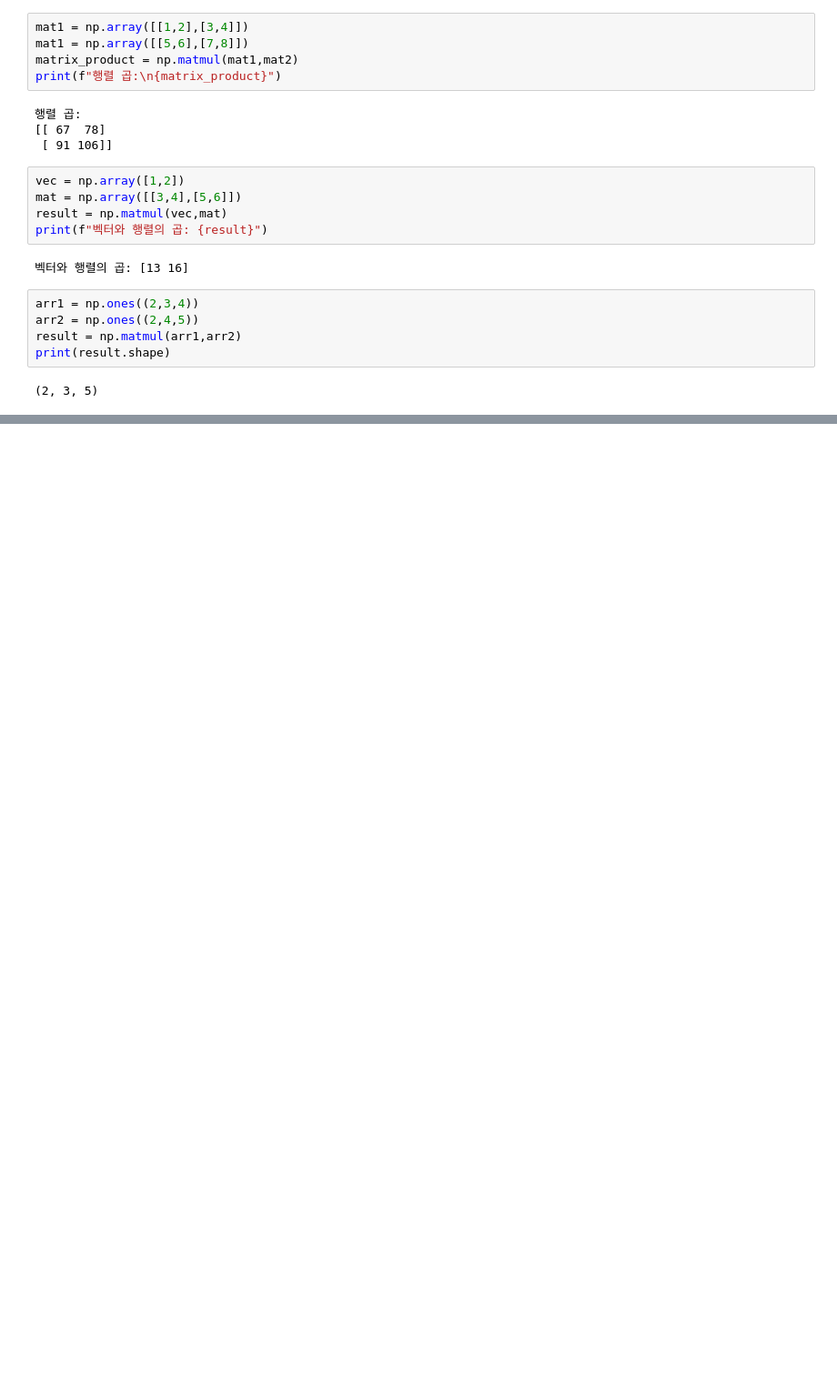
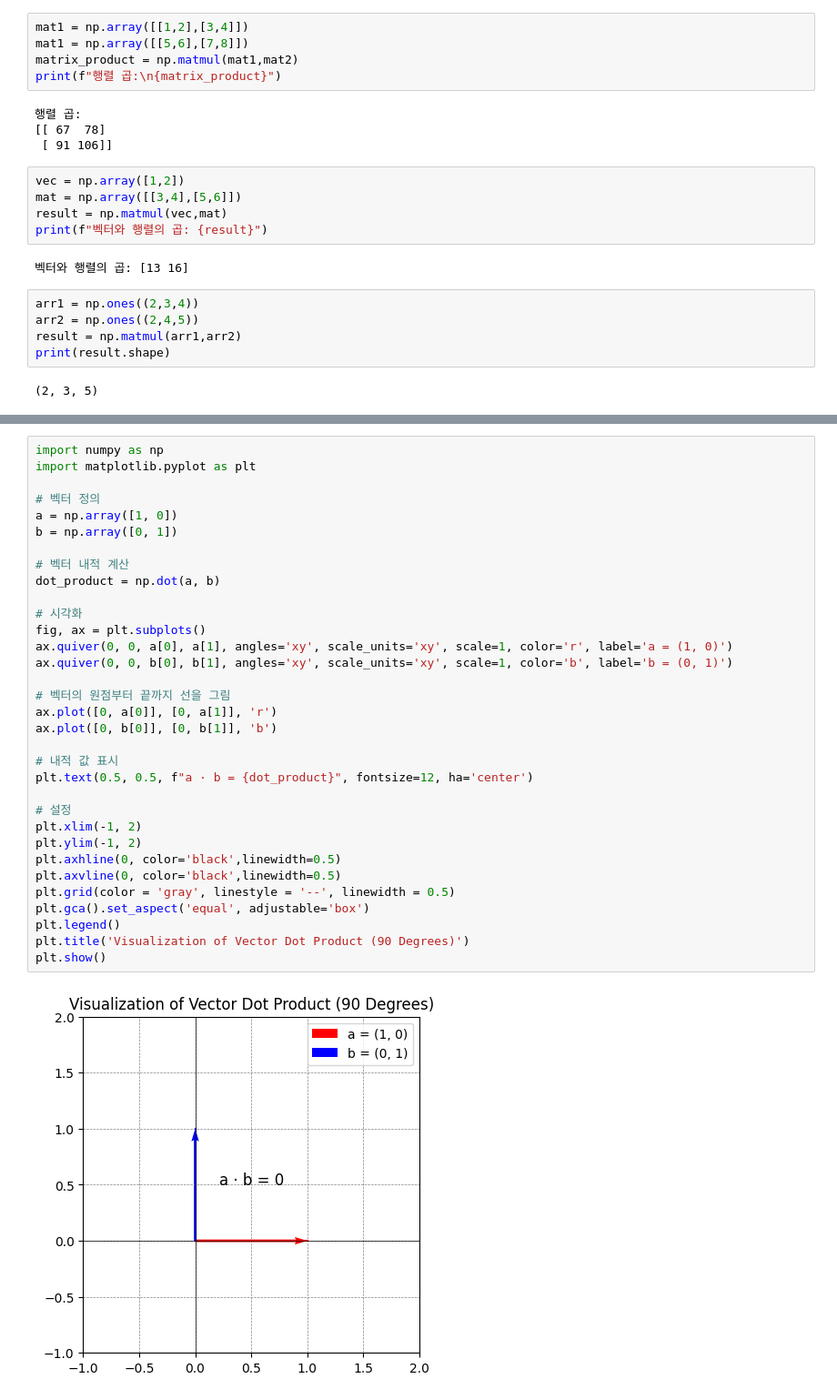
Before and after one commit to windyday0622/windyday, a Jupyter notebook: m3_분석 라이브러리/ 선형대수.ipynb, the cells around one changed output, grey strips where cells are left out. Shown at 91% size. Cells and saved outputs as stored; diff of their text form; blank space fills up the shorter version.

```diff
--- a/m3_분석 라이브러리/ 선형대수.ipynb
+++ b/m3_분석 라이브러리/ 선형대수.ipynb
@@ -785,0 +835,35 @@ print(result.shape)
+# %%
+import numpy as np
+import matplotlib.pyplot as plt
+
+# 벡터 정의
+a = np.array([1, 0])
+b = np.array([0, 1])
+
+# 벡터 내적 계산
+dot_product = np.dot(a, b)
+
+# 시각화
+fig, ax = plt.subplots()
+ax.quiver(0, 0, a[0], a[1], angles='xy', scale_units='xy', scale=1, color='r', label='a = (1, 0)')
+ax.quiver(0, 0, b[0], b[1], angles='xy', scale_units='xy', scale=1, color='b', label='b = (0, 1)')
+
+# 벡터의 원점부터 끝까지 선을 그림
+ax.plot([0, a[0]], [0, a[1]], 'r')
+ax.plot([0, b[0]], [0, b[1]], 'b')
+
+# 내적 값 표시
+plt.text(0.5, 0.5, f"a · b = {dot_product}", fontsize=12, ha='center')
+
+# 설정
+plt.xlim(-1, 2)
+plt.ylim(-1, 2)
+plt.axhline(0, color='black',linewidth=0.5)
+plt.axvline(0, color='black',linewidth=0.5)
+plt.grid(color = 'gray', linestyle = '--', linewidth = 0.5)
+plt.gca().set_aspect('equal', adjustable='box')
+plt.legend()
+plt.title('Visualization of Vector Dot Product (90 Degrees)')
+plt.show()
+# %% [output]
+[figure, added]
```
Also changed, not shown: parts of 28 cells of this notebook.
